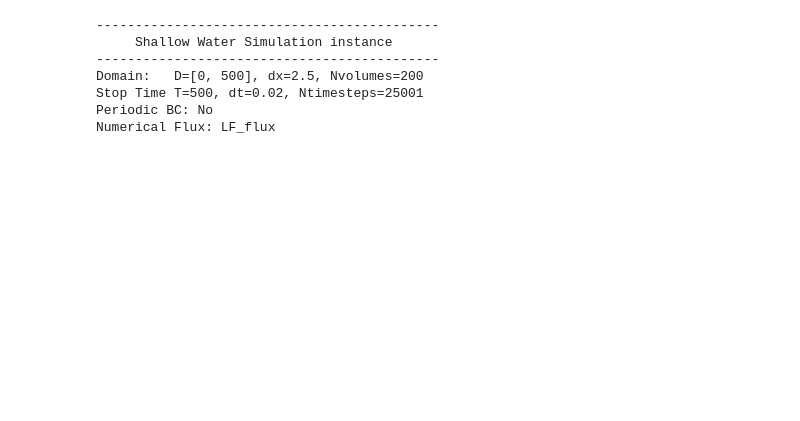
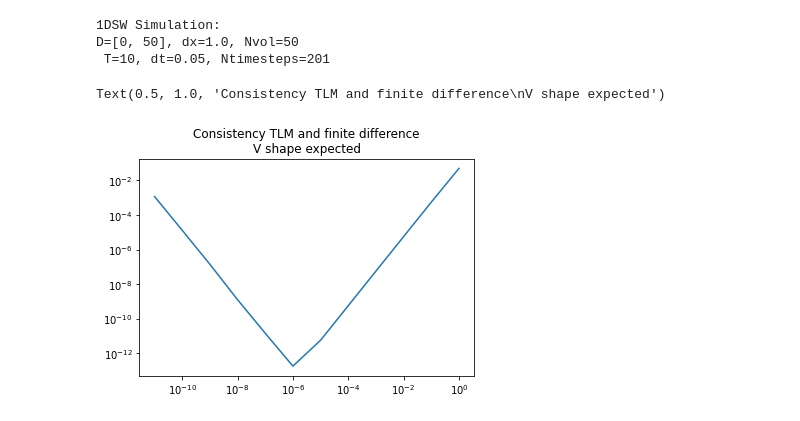
Before and after one commit to VTrappler/SWE1D, a Jupyter notebook: test_config.ipynb, the cells around one changed output. Drawn from its saved outputs; the diff is of its cells as text; code cells hidden in the pictures; blank space fills up the shorter version.

```diff
--- a/test_config.ipynb
+++ b/test_config.ipynb
@@ -38,11 +28 @@ Periodic BC: No
 Numerical Flux: LF_flux
-# %%
-xr, h, u, t = test_conf.direct_simulation()
-# %% [output]
---------------------------------------------
-     Shallow Water Simulation instance
---------------------------------------------
-Domain:   D=[0, 500], dx=2.5, Nvolumes=200
-Stop Time T=500, dt=0.02, Ntimesteps=25001
-Periodic BC: No
-Numerical Flux: LF_flux
@@ -55,0 +29,47 @@ obs = forward_model(K_truth) + random_normal
+# %%
+print(test_conf)
+# %% [output]
+1DSW Simulation:
+D=[0, 50], dx=1.0, Nvol=50
+ T=10, dt=0.05, Ntimesteps=201
+# %%
+## Wrappers to call the solver, and tangent linear
+
+def forward_model(K):
+    simu = sw.ShallowWaterSimulation(D=D, T=T, dt=dt, h0=h0, u0=u0, K=K, bcL = bcL, N=N)
+    xr, h, u, t =  simu.direct_simulation()
+    return h
+
+def tangent_linear(K, dK):
+    simu = sw.ShallowWaterSimulation(D=D, T=T, dt=dt, h0=h0, u0=u0, K=K, bcL = bcL, N=N)
+    return simu.tangent_linear(dK)
+
+def jacobian_matrix(K):
+    sim = sw.ShallowWaterSimulation(D=D, T=T, dt=dt, h0=h0, u0=u0, K=K, bcL = bcL, N=N)
+    return sim.jacobian_matrix(dim=len(K))
+# %%
+# Test of the consistency of the TLM
+
+dim_K = 5
+alpha_list = [10.**(-i) for i in np.arange(12)]
+
+
+K0 = np.random.uniform(size=dim_K)
+dK0 = np.random.uniform(size=dim_K)
+h_t_flat = forward_model(K0).flatten()
+fd = []
+diff = []
+for alp in alpha_list:
+    h_t_alp = forward_model(K0 + alp * dK0).flatten()
+    diff.append((h_t_alp - h_t_flat) / alp)
+    fd.append(np.sum((h_t_alp - h_t_flat)**2))
+# %%
+diff = np.array(diff).reshape(len(alpha_list), N, int(T / dt) + 1)
+h_d, q_d, dj = tangent_linear(K0, dK0)
+plt.plot(alpha_list, ((diff - h_d)**2).sum(1).sum(1))
+plt.yscale('log')
+plt.xscale('log')
+plt.title(f"Consistency TLM and finite difference\nV shape expected")
+# %% [output]
+Text(0.5, 1.0, 'Consistency TLM and finite difference\nV shape expected')
+[figure, added]
```
Also changed, not shown: parts of 13 cells of this notebook, 9 other files.
